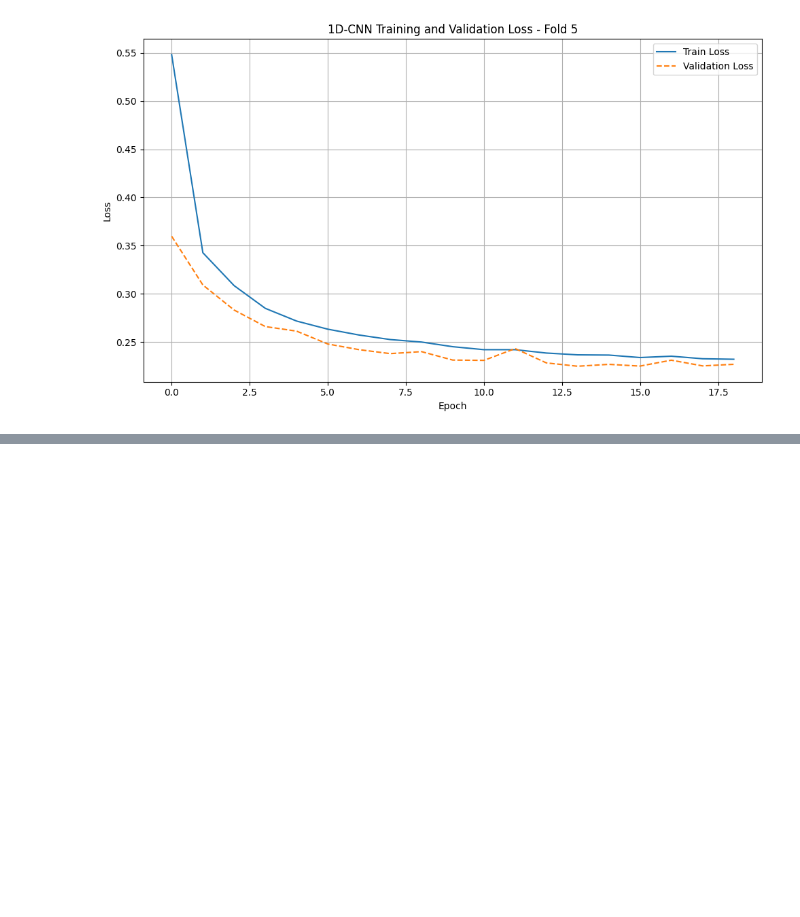
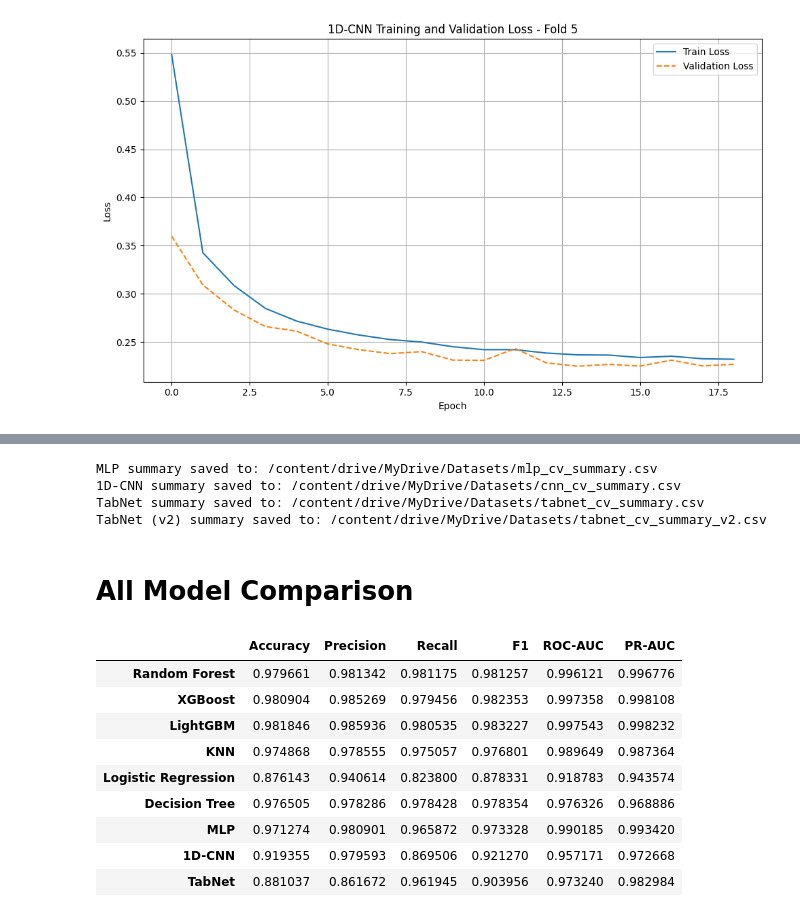
Before and after one commit to halimAhtasham/Network-_Intrusion_Detection---All_In_One, a Jupyter notebook: Binary_Classification_on_NIDS_with_ROSIDS23.ipynb, the cells around one changed output, grey strips where cells are left out. Cells and saved outputs as stored; diff of their text form; code cells hidden in the pictures; blank space fills up the shorter version.

```diff
--- a/Binary_Classification_on_NIDS_with_ROSIDS23.ipynb
+++ b/Binary_Classification_on_NIDS_with_ROSIDS23.ipynb
@@ -2029,0 +2516,64 @@ for i, history in enumerate(cnn_histories):
+# %%
+path_mlp = '/content/drive/MyDrive/Datasets/mlp_cv_summary.csv'
+mlp_cv_summary.to_csv(path_mlp, index=True)
+print(f'MLP summary saved to: {path_mlp}')
+
+path_cnn = '/content/drive/MyDrive/Datasets/cnn_cv_summary.csv'
+cnn_cv_summary.to_csv(path_cnn, index=True)
+print(f'1D-CNN summary saved to: {path_cnn}')
+
+path_tabnet = '/content/drive/MyDrive/Datasets/tabnet_cv_summary.csv'
+tabnet_cv_summary.to_csv(path_tabnet, index=True)
+print(f'TabNet summary saved to: {path_tabnet}')
+
+path_tabnet = '/content/drive/MyDrive/Datasets/tabnet_cv_summary_v2.csv'
+tabnet_cv_summary_v2.to_csv(path_tabnet, index=True)
+print(f'TabNet (v2) summary saved to: {path_tabnet}')
+# %% [output]
+MLP summary saved to: /content/drive/MyDrive/Datasets/mlp_cv_summary.csv
+1D-CNN summary saved to: /content/drive/MyDrive/Datasets/cnn_cv_summary.csv
+TabNet summary saved to: /content/drive/MyDrive/Datasets/tabnet_cv_summary.csv
+TabNet (v2) summary saved to: /content/drive/MyDrive/Datasets/tabnet_cv_summary_v2.csv
+# %% [markdown]
+# **All Model Comparison**
+# %%
+model_summaries = {
+    "Random Forest": rf_cv_summary,
+    "XGBoost": xgb_cv_summary,
+    "LightGBM": lgbm_cv_summary,
+    "KNN": knn_cv_summary,
+    "Logistic Regression": lr_cv_summary,
+    "Decision Tree": dt_cv_summary,
+    "MLP": mlp_cv_summary,
+    "1D-CNN": cnn_cv_summary,
+    "TabNet": tabnet_cv_summary
+}
+
+cv_comparison = pd.DataFrame({
+    model: summary["Mean"]
+    for model, summary in model_summaries.items()
+}).T
+
+cv_comparison = cv_comparison[
+    [
+        "Accuracy",
+        "Precision",
+        "Recall",
+        "F1",
+        "ROC-AUC",
+        "PR-AUC"
+    ]
+]
+
+cv_comparison
+# %% [output]
+|  | Accuracy | Precision | Recall | F1 | ROC-AUC | PR-AUC |
+| Random Forest | 0.979661 | 0.981342 | 0.981175 | 0.981257 | 0.996121 | 0.996776 |
+| XGBoost | 0.980904 | 0.985269 | 0.979456 | 0.982353 | 0.997358 | 0.998108 |
+| LightGBM | 0.981846 | 0.985936 | 0.980535 | 0.983227 | 0.997543 | 0.998232 |
+| KNN | 0.974868 | 0.978555 | 0.975057 | 0.976801 | 0.989649 | 0.987364 |
+| Logistic Regression | 0.876143 | 0.940614 | 0.823800 | 0.878331 | 0.918783 | 0.943574 |
+| Decision Tree | 0.976505 | 0.978286 | 0.978428 | 0.978354 | 0.976326 | 0.968886 |
+| MLP | 0.971274 | 0.980901 | 0.965872 | 0.973328 | 0.990185 | 0.993420 |
+| 1D-CNN | 0.919355 | 0.979593 | 0.869506 | 0.921270 | 0.957171 | 0.972668 |
+| TabNet | 0.881037 | 0.861672 | 0.961945 | 0.903956 | 0.973240 | 0.982984 |
```
Also changed, not shown: parts of 45 cells of this notebook.
